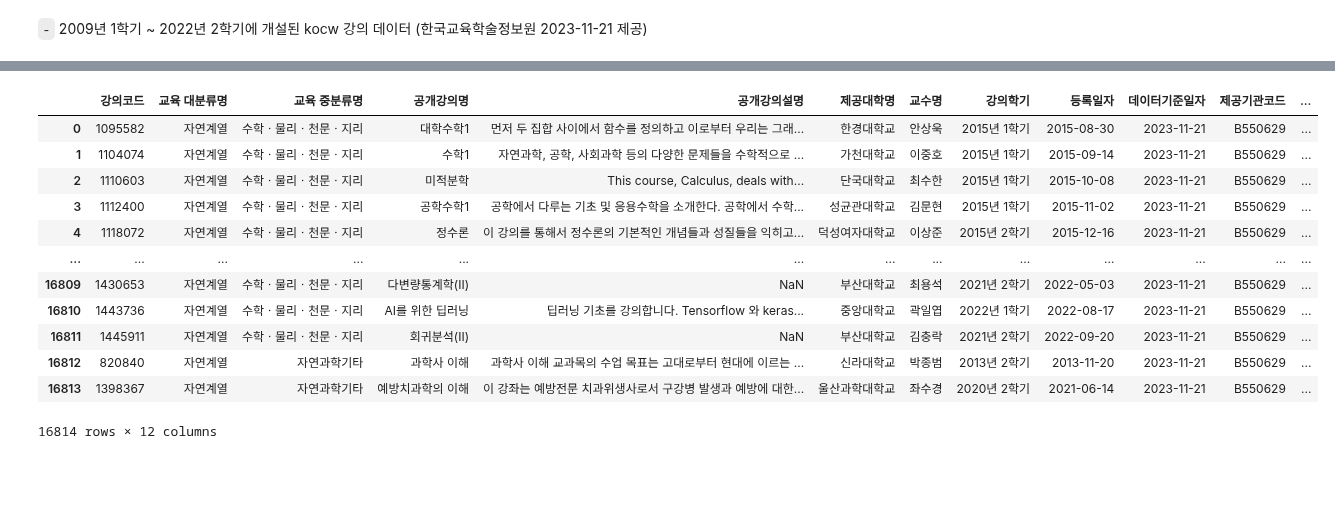
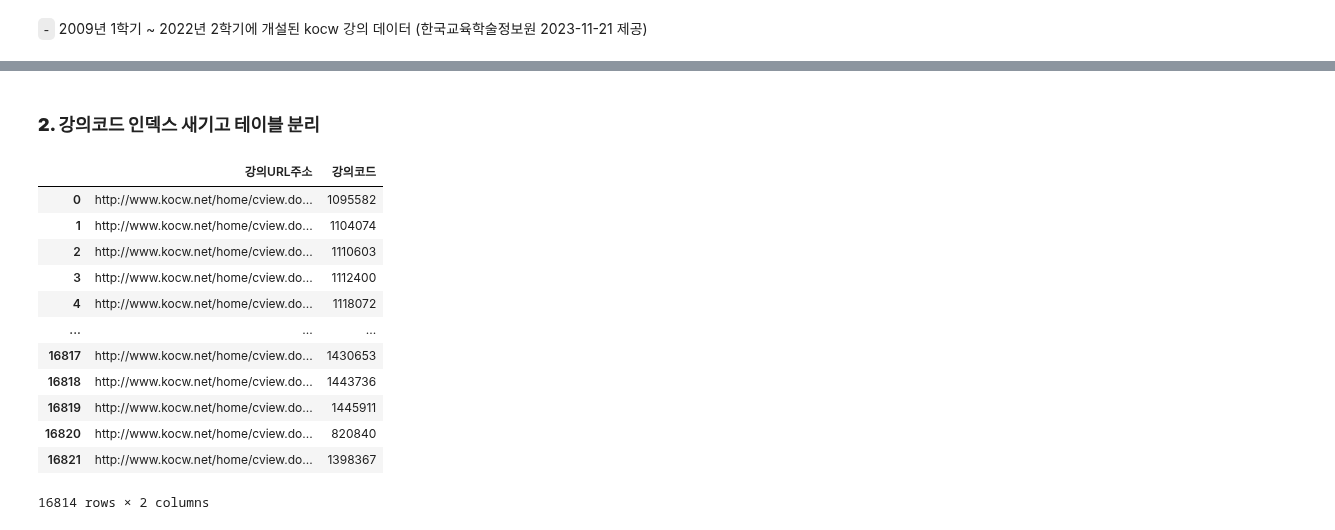
Before and after one commit to HollyRiver/R, a Jupyter notebook: SDB/kocw DB.ipynb, the cells around one changed output, grey strips where cells are left out. Cells and saved outputs as stored; diff of their text form; code cells hidden in the pictures; blank space fills up the shorter version.

```diff
--- a/SDB/kocw DB.ipynb
+++ b/SDB/kocw DB.ipynb
@@ -76,21 +130,19 @@ memory usage: 1.5+ MB
+# %% [markdown]
+### **2. 강의코드 인덱스 새기고 테이블 분리**
 # %%
-## line1 : 교육 중분류명이 없는 튜플 제거
-## line2~3 : 강의코드 인덱스를 강의URL주소에서 따오고 정수형으로 변경. 추출된 열은 제거
-featured_kocw = kocw.loc[kocw["교육 중분류명"].isna().map(lambda x : False if x else True), :]\
-.assign(강의코드 = lambda _df : _df.강의URL주소.str.split("=").str[-1].astype("int"))\
-.set_index("강의코드").reset_index().drop("강의URL주소", axis = 1).reset_index(drop = True)
-featured_kocw
+kocw[["교육 대분류명", "교육 중분류명", "공개강의명", "제공대학명", "교수명", "강의학기", "강의URL주소"]].loc[kocw["교육 중분류명"].isna().map(lambda x : False if x else True), :]\
+[["강의URL주소"]].assign(강의코드 = lambda _df : _df.강의URL주소.str.split("=").str[-1].astype("int"))
 # %% [output]
-|  | 강의코드 | 교육 대분류명 | 교육 중분류명 | 공개강의명 | 공개강의설명 | 제공대학명 | 교수명 | 강의학기 | 등록일자 | 데이터기준일자 | 제공기관코드 | ... |
-| 0 | 1095582 | 자연계열 | 수학ㆍ물리ㆍ천문ㆍ지리 | 대학수학1 | 먼저 두 집합 사이에서 함수를 정의하고 이로부터 우리는 그래... | 한경대학교 | 안상욱 | 2015년 1학기 | 2015-08-30 | 2023-11-21 | B550629 | ... |
-| 1 | 1104074 | 자연계열 | 수학ㆍ물리ㆍ천문ㆍ지리 | 수학1 | 자연과학, 공학, 사회과학 등의 다양한 문제들을 수학적으로 ... | 가천대학교 | 이중호 | 2015년 1학기 | 2015-09-14 | 2023-11-21 | B550629 | ... |
-| 2 | 1110603 | 자연계열 | 수학ㆍ물리ㆍ천문ㆍ지리 | 미적분학 | This course, Calculus, deals with... | 단국대학교 | 최수한 | 2015년 1학기 | 2015-10-08 | 2023-11-21 | B550629 | ... |
-| 3 | 1112400 | 자연계열 | 수학ㆍ물리ㆍ천문ㆍ지리 | 공학수학1 | 공학에서 다루는 기초 및 응용수학을 소개한다. 공학에서 수학... | 성균관대학교 | 김문현 | 2015년 1학기 | 2015-11-02 | 2023-11-21 | B550629 | ... |
-| 4 | 1118072 | 자연계열 | 수학ㆍ물리ㆍ천문ㆍ지리 | 정수론 | 이 강의를 통해서 정수론의 기본적인 개념들과 성질들을 익히고... | 덕성여자대학교 | 이상준 | 2015년 2학기 | 2015-12-16 | 2023-11-21 | B550629 | ... |
-| ... | ... | ... | ... | ... | ... | ... | ... | ... | ... | ... | ... | ... |
-| 16809 | 1430653 | 자연계열 | 수학ㆍ물리ㆍ천문ㆍ지리 | 다변량통계학(II) | NaN | 부산대학교 | 최용석 | 2021년 2학기 | 2022-05-03 | 2023-11-21 | B550629 | ... |
-| 16810 | 1443736 | 자연계열 | 수학ㆍ물리ㆍ천문ㆍ지리 | AI를 위한 딥러닝 | 딥러닝 기초를 강의합니다. Tensorflow 와 keras... | 중앙대학교 | 곽일엽 | 2022년 1학기 | 2022-08-17 | 2023-11-21 | B550629 | ... |
-| 16811 | 1445911 | 자연계열 | 수학ㆍ물리ㆍ천문ㆍ지리 | 회귀분석(II) | NaN | 부산대학교 | 김충락 | 2021년 2학기 | 2022-09-20 | 2023-11-21 | B550629 | ... |
-| 16812 | 820840 | 자연계열 | 자연과학기타 | 과학사 이해 | 과학사 이해 교과목의 수업 목표는 고대로부터 현대에 이르는 ... | 신라대학교 | 박종범 | 2013년 2학기 | 2013-11-20 | 2023-11-21 | B550629 | ... |
-| 16813 | 1398367 | 자연계열 | 자연과학기타 | 예방치과학의 이해 | 이 강좌는 예방전문 치과위생사로서 구강병 발생과 예방에 대한... | 울산과학대학교 | 좌수경 | 2020년 2학기 | 2021-06-14 | 2023-11-21 | B550629 | ... |
+|  | 강의URL주소 | 강의코드 |
+| 0 | http://www.kocw.net/home/cview.do... | 1095582 |
+| 1 | http://www.kocw.net/home/cview.do... | 1104074 |
+| 2 | http://www.kocw.net/home/cview.do... | 1110603 |
+| 3 | http://www.kocw.net/home/cview.do... | 1112400 |
+| 4 | http://www.kocw.net/home/cview.do... | 1118072 |
+| ... | ... | ... |
+| 16817 | http://www.kocw.net/home/cview.do... | 1430653 |
+| 16818 | http://www.kocw.net/home/cview.do... | 1443736 |
+| 16819 | http://www.kocw.net/home/cview.do... | 1445911 |
+| 16820 | http://www.kocw.net/home/cview.do... | 820840 |
+| 16821 | http://www.kocw.net/home/cview.do... | 1398367 |
-16814 rows × 12 columns
+16814 rows × 2 columns
```
Also changed, not shown: parts of 45 cells of this notebook, 12 other files.
